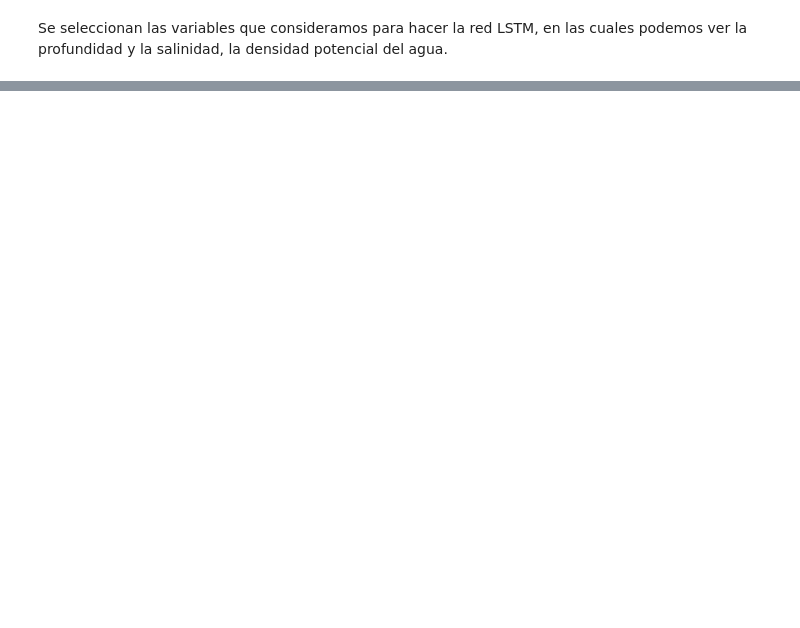
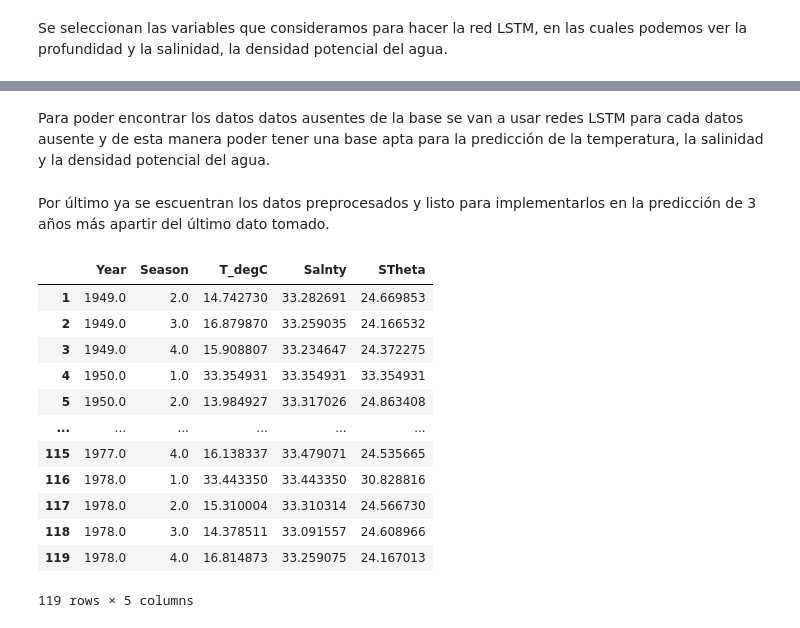
Before and after one commit to Lmdela/Trabajo-de-Mineria-de-Datos, a Jupyter notebook: Adecuación_de_la_base_de_datos.ipynb, the cells around one changed output, grey strips where cells are left out. Saved outputs shown, nothing was run; the diff lists cells and outputs as text; code cells hidden in the pictures; blank space fills up the shorter version.

```diff
--- a/Adecuación_de_la_base_de_datos.ipynb
+++ b/Adecuación_de_la_base_de_datos.ipynb
@@ -278,0 +244,2 @@ highdata
+# %% [markdown]
+Para poder encontrar los datos datos ausentes de la base se van a usar redes LSTM para cada datos ausente y de esta manera poder tener una base apta para la predicción de la temperatura, la salinidad y la densidad potencial del agua.
@@ -278,0 +369,19 @@ highdata
+# %% [markdown]
+Por último ya se escuentran los datos preprocesados y listo para implementarlos en la predicción de 3 años más apartir del último dato tomado.
+# %%
+pd.set_option('display.max_rows', 10)
+lowdata
+# %% [output]
+|  | Year | Season | T_degC | Salnty | STheta |
+| 1 | 1949.0 | 2.0 | 14.742730 | 33.282691 | 24.669853 |
+| 2 | 1949.0 | 3.0 | 16.879870 | 33.259035 | 24.166532 |
+| 3 | 1949.0 | 4.0 | 15.908807 | 33.234647 | 24.372275 |
+| 4 | 1950.0 | 1.0 | 33.354931 | 33.354931 | 33.354931 |
+| 5 | 1950.0 | 2.0 | 13.984927 | 33.317026 | 24.863408 |
+| ... | ... | ... | ... | ... | ... |
+| 115 | 1977.0 | 4.0 | 16.138337 | 33.479071 | 24.535665 |
+| 116 | 1978.0 | 1.0 | 33.443350 | 33.443350 | 30.828816 |
+| 117 | 1978.0 | 2.0 | 15.310004 | 33.310314 | 24.566730 |
+| 118 | 1978.0 | 3.0 | 14.378511 | 33.091557 | 24.608966 |
+| 119 | 1978.0 | 4.0 | 16.814873 | 33.259075 | 24.167013 |
+119 rows × 5 columns
```
Also changed, not shown: parts of 20 cells of this notebook.
